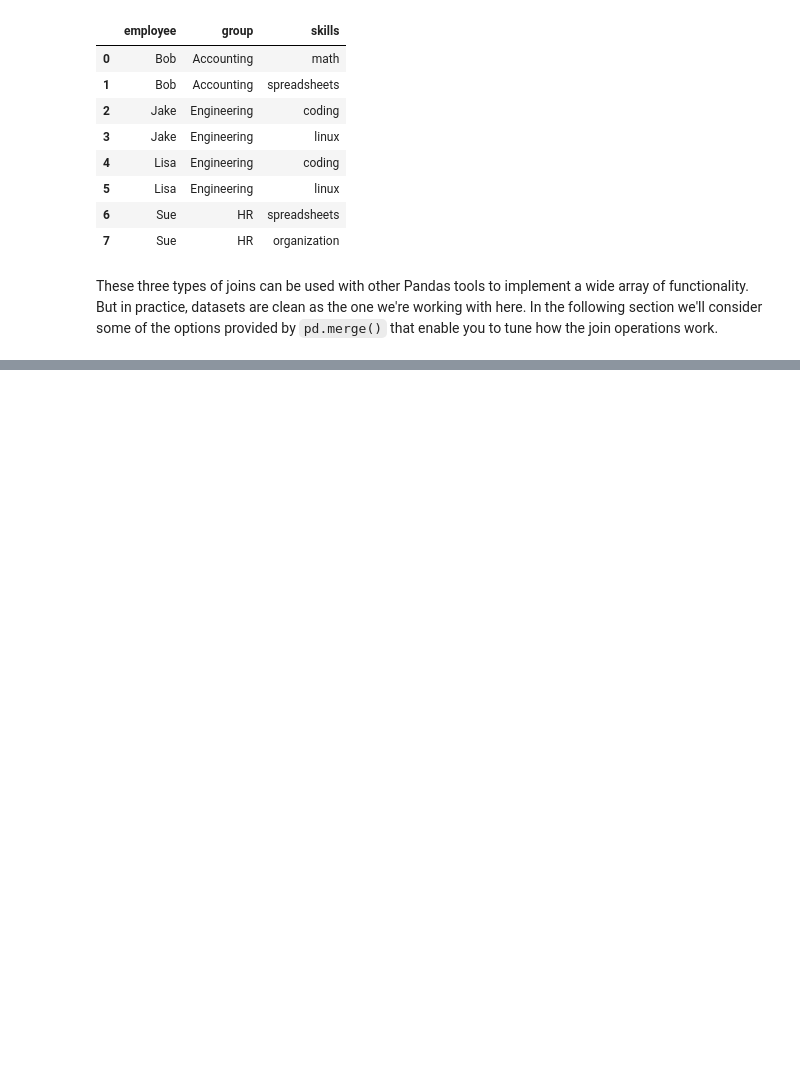
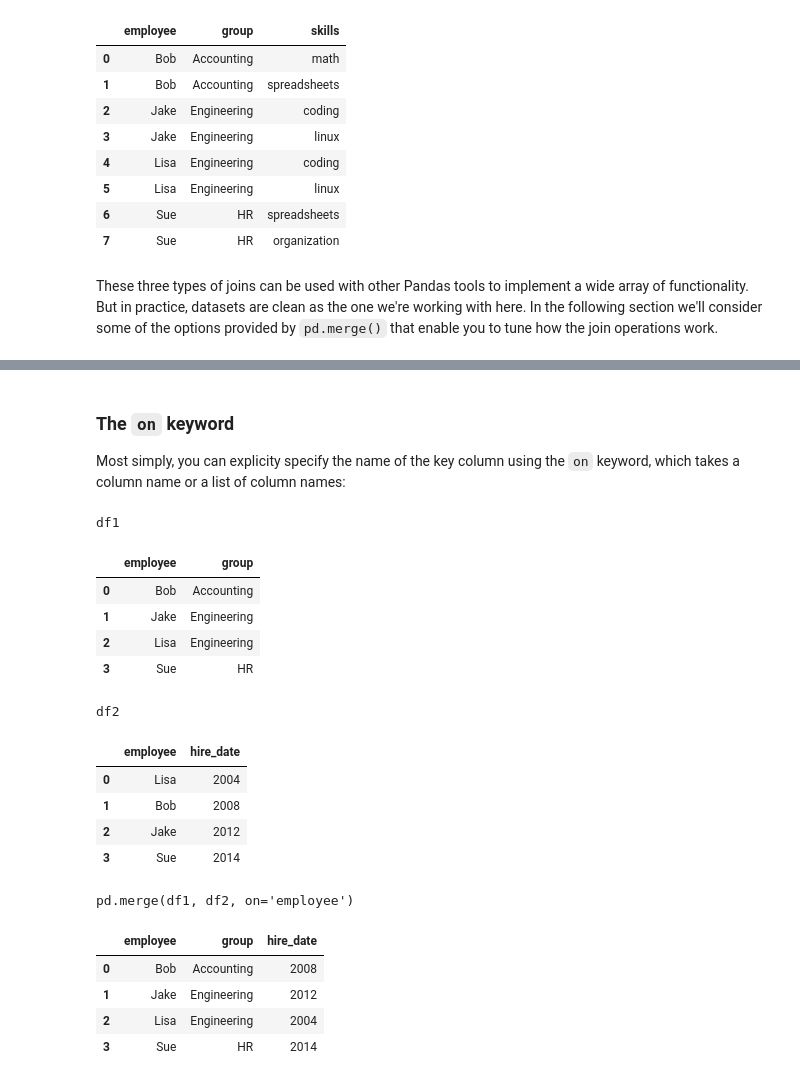
Before and after one commit to Jeffresh/python-datascience-handbook, a Jupyter notebook: pandas/merge_and_join.ipynb, the cells around one changed output, grey strips where cells are left out. Cells and saved outputs as stored; diff of their text form; code cells hidden in the pictures; blank space fills up the shorter version.

```diff
--- a/pandas/merge_and_join.ipynb
+++ b/pandas/merge_and_join.ipynb
@@ -131,0 +139,25 @@ These three types of joins can be used with other Pandas tools to implement a wi
+# %% [markdown]
+### The `on` keyword
+
+Most simply, you can explicity specify the name of the key column using the `on` keyword, which takes a column name or a list of column names:
+# %%
+display('df1', 'df2', "pd.merge(df1, df2, on='employee')")
+# %% [output]
+df1
+|  | employee | group |
+| 0 | Bob | Accounting |
+| 1 | Jake | Engineering |
+| 2 | Lisa | Engineering |
+| 3 | Sue | HR |
+df2
+|  | employee | hire_date |
+| 0 | Lisa | 2004 |
+| 1 | Bob | 2008 |
+| 2 | Jake | 2012 |
+| 3 | Sue | 2014 |
+pd.merge(df1, df2, on='employee')
+|  | employee | group | hire_date |
+| 0 | Bob | Accounting | 2008 |
+| 1 | Jake | Engineering | 2012 |
+| 2 | Lisa | Engineering | 2004 |
+| 3 | Sue | HR | 2014 |
```
Also changed, not shown: parts of 26 cells of this notebook.
